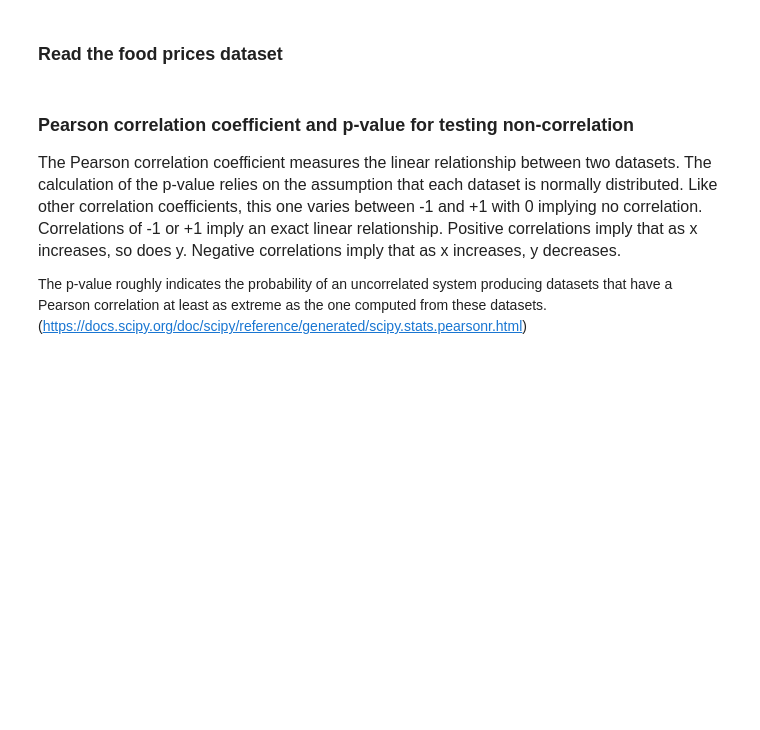
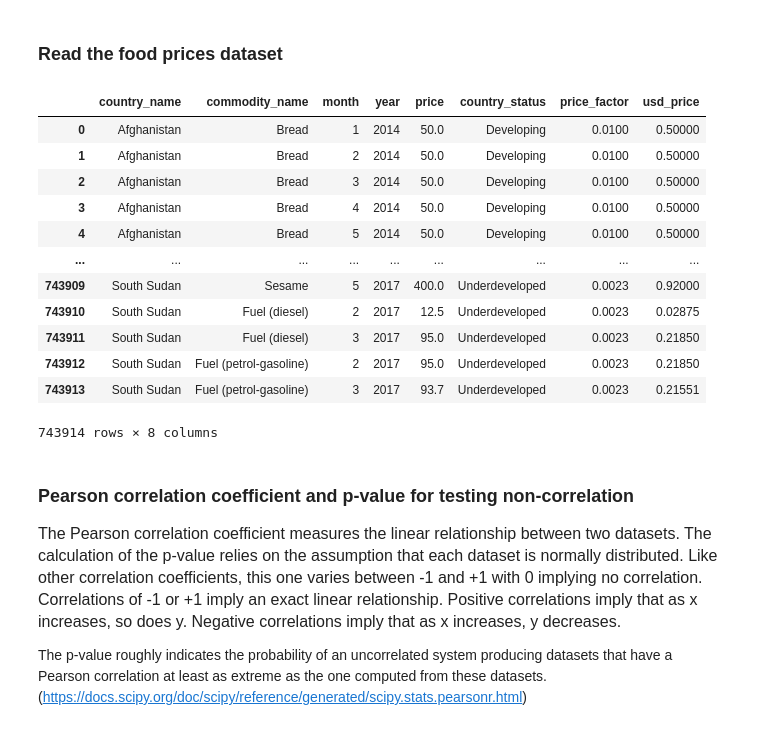
Before and after one commit to DarshanPangare/2021Fall_finals, a Jupyter notebook: Final.ipynb, the cells around one changed output. Cells and saved outputs as stored; diff of their text form; code cells hidden in the pictures; blank space fills up the shorter version.

```diff
--- a/Final.ipynb
+++ b/Final.ipynb
@@ -12,6 +12,21 @@ from data_analysis import get_hyp1_data, plot_data, calc_corr
 ### Read the food prices dataset
 # %%
 combined_data = get_hyp1_data()
+combined_data
+# %% [output]
+|  | country_name | commodity_name | month | year | price | country_status | price_factor | usd_price |
+| 0 | Afghanistan | Bread | 1 | 2014 | 50.0 | Developing | 0.0100 | 0.50000 |
+| 1 | Afghanistan | Bread | 2 | 2014 | 50.0 | Developing | 0.0100 | 0.50000 |
+| 2 | Afghanistan | Bread | 3 | 2014 | 50.0 | Developing | 0.0100 | 0.50000 |
+| 3 | Afghanistan | Bread | 4 | 2014 | 50.0 | Developing | 0.0100 | 0.50000 |
+| 4 | Afghanistan | Bread | 5 | 2014 | 50.0 | Developing | 0.0100 | 0.50000 |
+| ... | ... | ... | ... | ... | ... | ... | ... | ... |
+| 743909 | South Sudan | Sesame | 5 | 2017 | 400.0 | Underdeveloped | 0.0023 | 0.92000 |
+| 743910 | South Sudan | Fuel (diesel) | 2 | 2017 | 12.5 | Underdeveloped | 0.0023 | 0.02875 |
+| 743911 | South Sudan | Fuel (diesel) | 3 | 2017 | 95.0 | Underdeveloped | 0.0023 | 0.21850 |
+| 743912 | South Sudan | Fuel (petrol-gasoline) | 2 | 2017 | 95.0 | Underdeveloped | 0.0023 | 0.21850 |
+| 743913 | South Sudan | Fuel (petrol-gasoline) | 3 | 2017 | 93.7 | Underdeveloped | 0.0023 | 0.21551 |
+743914 rows × 8 columns
 # %% [markdown]
 ### Pearson correlation coefficient and p-value for testing non-correlation
 
```
Also changed, not shown: 1 other file.
